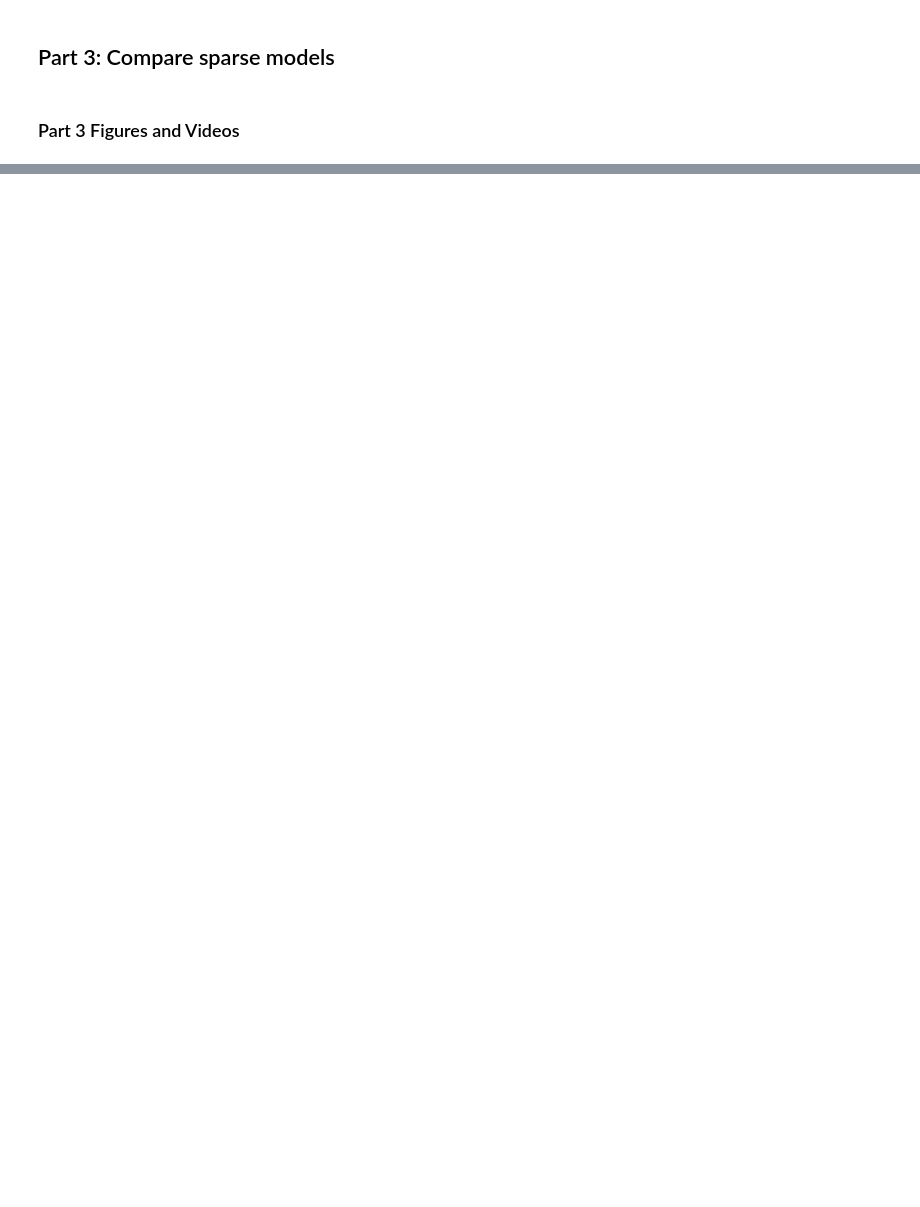
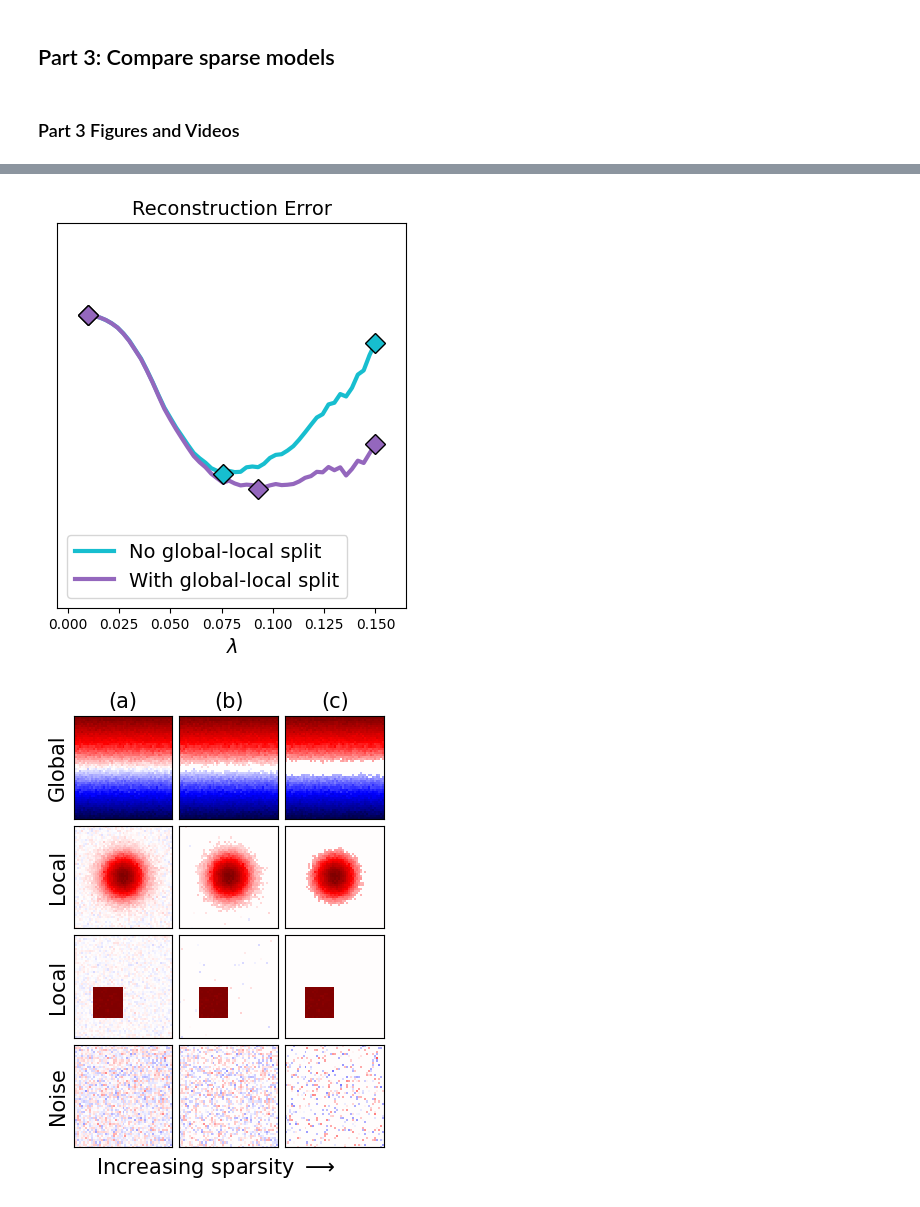
Before and after one commit to sichinaga/sparse_mode_dmd, a Jupyter notebook: Example1-ToyData.ipynb, the cells around one changed output, grey strips where cells are left out. Cells and saved outputs as stored; diff of their text form; code cells hidden in the pictures; blank space fills up the shorter version.

```diff
--- a/Example1-ToyData.ipynb
+++ b/Example1-ToyData.ipynb
@@ -259,7 +371,7 @@ Sparse-mode DMD (SR3) results:
 ## Part 3: Compare sparse models
 # %%
 # Choose the lambda values to examine.
-lambda_vals = np.linspace(0.01, 0.2, 100)
+lambda_vals = np.linspace(0.01, 0.15, 50)
 
 # Store model errors and amplitude-scaled modes.
 errors = np.empty(len(lambda_vals))
@@ -351,0 +408,53 @@ for k in range(2):
+# %%
+record_idx = [0, np.argmin(errors), len(lambda_vals) - 1]
+record_idx_gl = [0, np.argmin(errors_gl), len(lambda_vals) - 1]
+
+# (1) Plot error.
+plt.figure(figsize=(4.5, 5), dpi=100)
+plt.plot(lambda_vals, errors, c="tab:cyan", lw=3, label="No global-local split")
+plt.plot(lambda_vals, errors_gl, c="tab:purple", lw=3, label="With global-local split")
+
+for idx in record_idx:
+    plt.plot(lambda_vals[idx], errors[idx], "D", mec="k", mfc="tab:cyan", ms=10)
+
+for idx in record_idx_gl:
+    plt.plot(lambda_vals[idx], errors_gl[idx], "D", mec="k", mfc="tab:purple", ms=10)
+
+plt.title("Reconstruction Error", fontsize=14)
+plt.xlabel("$\lambda$", fontsize=14)
+plt.legend(loc="lower left", fontsize=14)
+plt.xlim([lambda_vals.min() - 0.015, lambda_vals.max() + 0.015])
+plt.ylim([0.07, 0.11])
+plt.yticks([])
+plt.show()
+
+# (2) Plot modes without global-local:
+plot_titles = ["(a)", "(b)", "(c)"]
+plot_titles_gl = ["(a)", "(b*)", "(c*)"]
+plot_labels = ["Global", "Local", "Local", "Noise"]
+
+for k in range(2):
+    record_idx_k = [record_idx, record_idx_gl][k]
+    all_modes_k = [all_modes, all_modes_gl][k]
+    plot_titles_k = [plot_titles, plot_titles_gl][k]
+
+    fig = plt.figure(figsize=(3.5, 5), dpi=100)
+    for i, idx in enumerate(record_idx_k):
+        mode_set = all_modes_k[idx]
+        for j, mode_idx in enumerate([0, 3, 2, 1]):
+            mode = mode_set[:, mode_idx]
+            plt.subplot(mode_set.shape[1], len(record_idx), len(record_idx) * j + i + 1)
+            plt.pcolor(mode.reshape(ny, nx).real, vmax=1, vmin=-1, cmap="seismic")
+            plt.xticks([])
+            plt.yticks([])
+            if j == 0:
+                plt.title(plot_titles_k[i], fontsize=15)
+            if i == 0:
+                plt.ylabel(plot_labels[j], fontsize=15)
+
+    fig.supxlabel("Increasing sparsity $\longrightarrow$", fontsize=15)
+    plt.tight_layout(pad=0.5)
+    plt.show()
+# %% [output]
+[figure, added]
+[figure, added]
```
Also changed, not shown: parts of 11 cells of this notebook, 1 other file.
